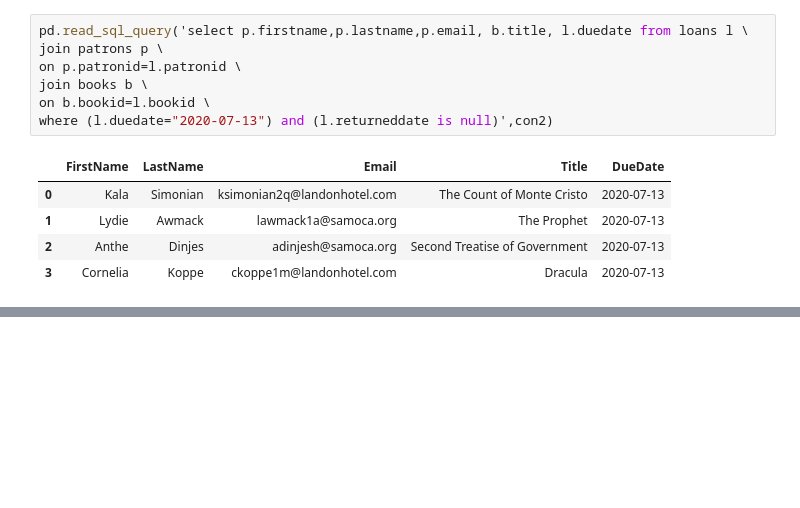
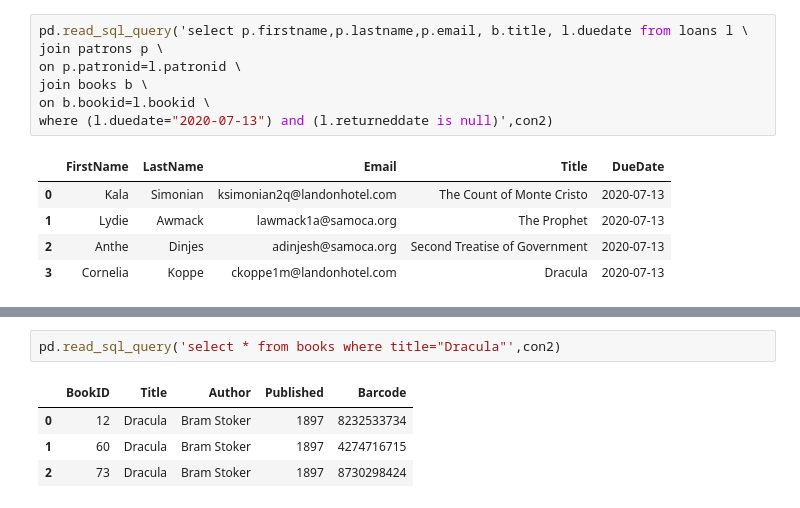
Before and after one commit to julia-claira/Show_Dashboard, a Jupyter notebook: Untitled.ipynb, the cells around one changed output, grey strips where cells are left out. Saved outputs shown, nothing was run; the diff lists cells and outputs as text; blank space fills up the shorter version.

```diff
--- a/Untitled.ipynb
+++ b/Untitled.ipynb
@@ -417,0 +518,7 @@ where (l.duedate="2020-07-13") and (l.returneddate is null)',con2)
+# %%
+pd.read_sql_query('select * from books where title="Dracula"',con2)
+# %% [output]
+|  | BookID | Title | Author | Published | Barcode |
+| 0 | 12 | Dracula | Bram Stoker | 1897 | 8232533734 |
+| 1 | 60 | Dracula | Bram Stoker | 1897 | 4274716715 |
+| 2 | 73 | Dracula | Bram Stoker | 1897 | 8730298424 |
```
Also changed, not shown: parts of 8 cells of this notebook, 5 other files.
